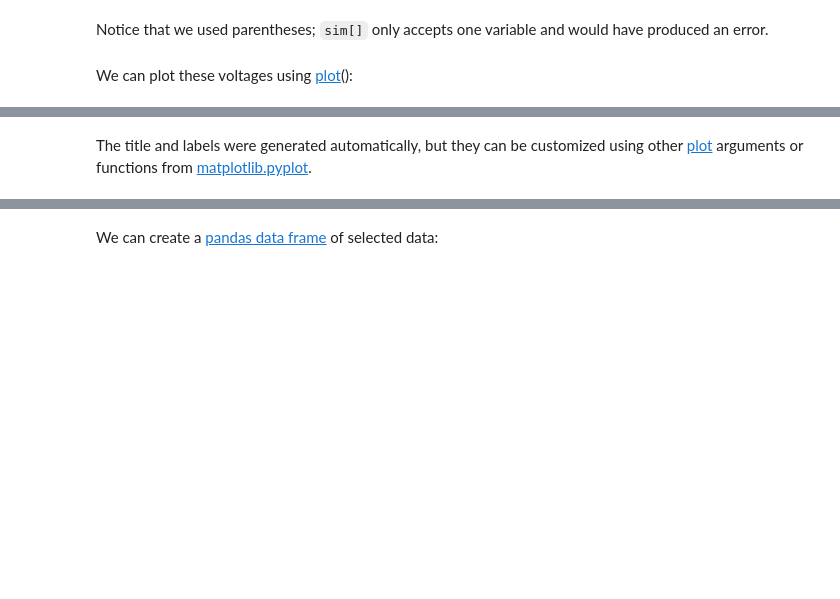
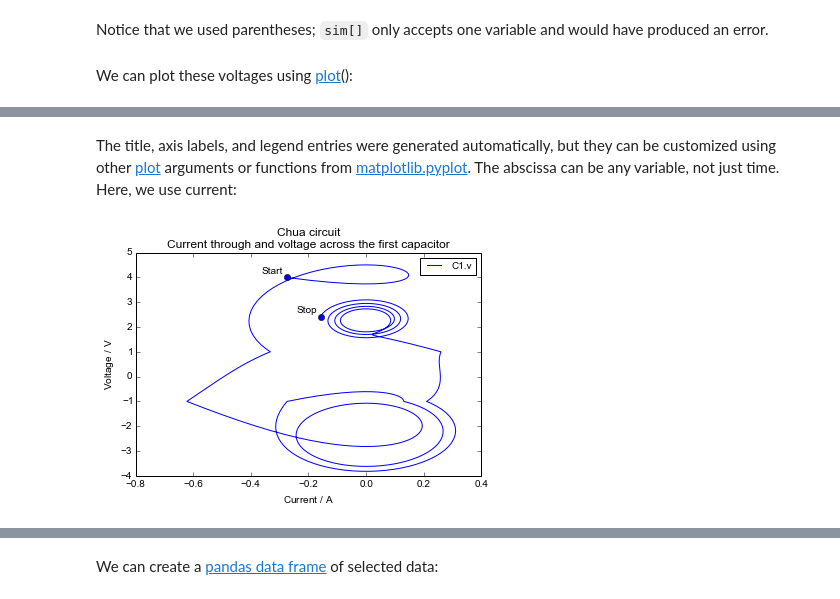
Before and after one commit to kdavies4/ModelicaRes, a Jupyter notebook: examples/tutorial.ipynb, the cells around one changed output, grey strips where cells are left out. Drawn from its saved outputs; the diff is of its cells as text; code cells hidden in the pictures; blank space fills up the shorter version.

```diff
--- a/examples/tutorial.ipynb
+++ b/examples/tutorial.ipynb
@@ -143,2 +147,17 @@ AttributeError: 'SimRes' object has no attribute 'get_unit'
 # %% [markdown]
-The title and labels were generated automatically, but they can be customized using other [plot](http://kdavies4.github.io/ModelicaRes/simres.html#modelicares.simres.SimRes.plot) arguments or functions from [matplotlib.pyplot](http://matplotlib.org/api/pyplot_api.html#module-matplotlib.pyplot).
+The title, axis labels, and legend entries were generated automatically, but they can be customized using other [plot](http://kdavies4.github.io/ModelicaRes/simres.html#modelicares.simres.SimRes.plot) arguments or functions from [matplotlib.pyplot](http://matplotlib.org/api/pyplot_api.html#module-matplotlib.pyplot).  The abscissa can be any variable, not just time.  Here, we use current:
+# %%
+ax, __ = sim.plot(ynames1='C1.v', ylabel1="Voltage", xname='C1.i',  xlabel="Current",
+                  title="Chua circuit\n"
+                  "Current through and voltage across the first capacitor")
+
+# Mark the start and stop points.
+def mark(time, text):
+    i = sim['C1.i'].values(time)
+    v = sim['C1.v'].values(time)
+    plt.plot(i, v, 'bo')
+    ax.annotate(text, xy=(i, v), xytext=(-4, 4), ha='right', textcoords='offset points')
+mark(0, "Start")
+mark(2500, "Stop")
+# %% [output]
+[figure, added]
```
Also changed, not shown: parts of 17 cells of this notebook, 6 other files.
